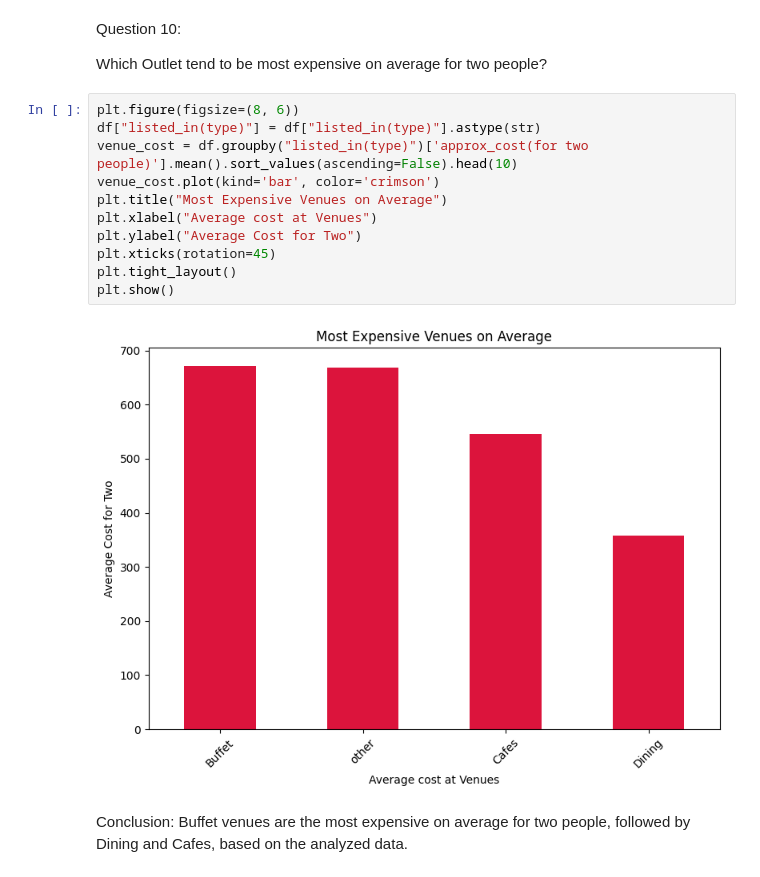
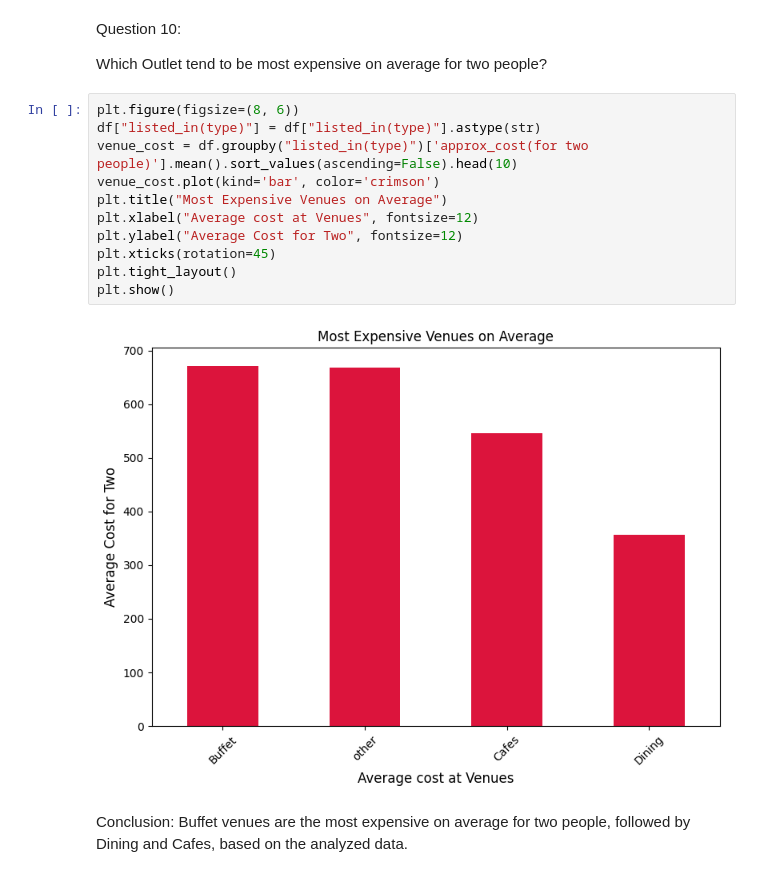
Before and after one commit to Vanshaj14Mohan/Zomata-Data-Analysis, a Jupyter notebook: Files/main.ipynb, the cells around one changed output. Saved outputs shown, nothing was run; the diff lists cells and outputs as text.

```diff
--- a/Files/main.ipynb
+++ b/Files/main.ipynb
@@ -251,15 +251,15 @@ Which Outlet tend to be most expensive on average for two people?
 # %%
 plt.figure(figsize=(8, 6))
 df["listed_in(type)"] = df["listed_in(type)"].astype(str)
 venue_cost = df.groupby("listed_in(type)")['approx_cost(for two people)'].mean().sort_values(ascending=False).head(10)
 venue_cost.plot(kind='bar', color='crimson')
 plt.title("Most Expensive Venues on Average")
-plt.xlabel("Average cost at Venues")
-plt.ylabel("Average Cost for Two")
+plt.xlabel("Average cost at Venues", fontsize=12)
+plt.ylabel("Average Cost for Two", fontsize=12)
 plt.xticks(rotation=45)
 plt.tight_layout()
 plt.show()
 # %% [output]
-[figure, old version]
+[figure, new version]
 # %% [markdown]
 Conclusion: Buffet venues are the most expensive on average for two people, followed by Dining and Cafes, based on the analyzed data.
```
